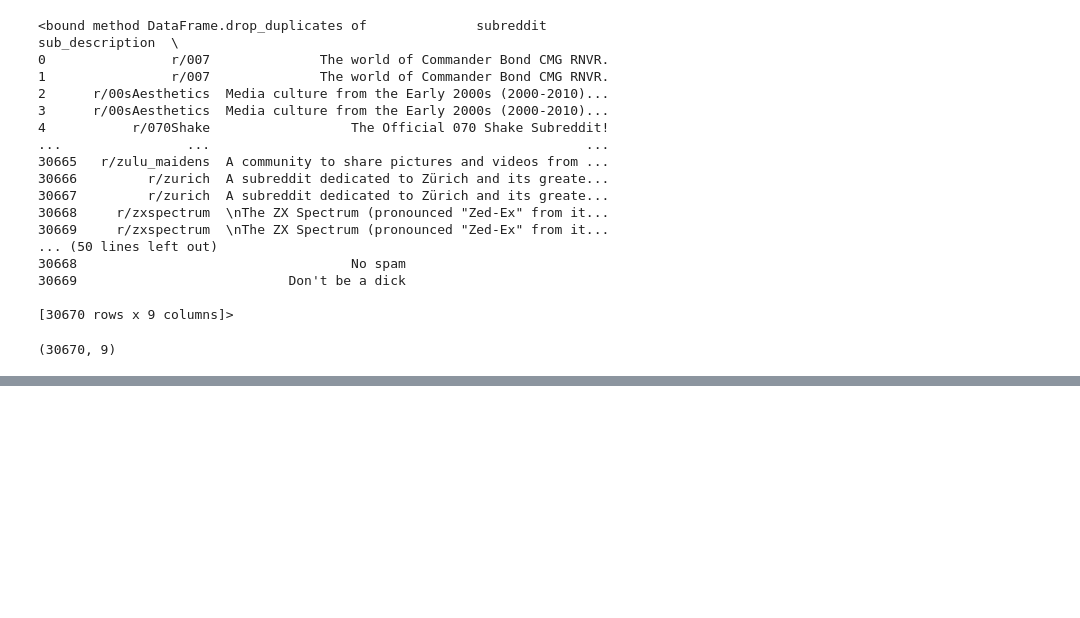
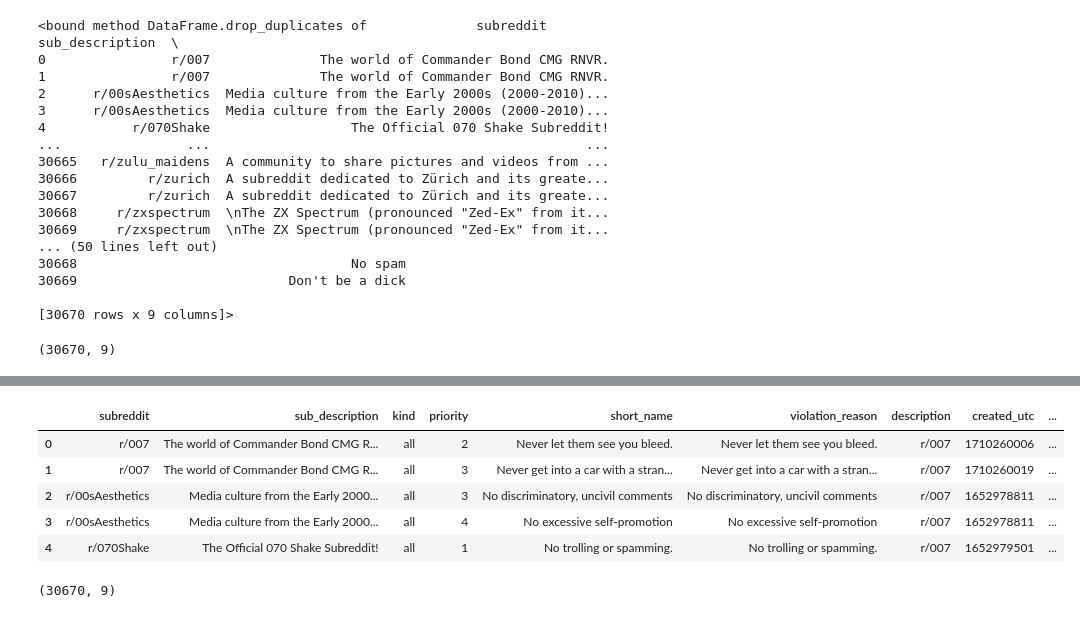
Before and after one commit to SimranKumari93/pandas-practice, a Jupyter notebook: Subreddit Rules/Notebok.ipynb, the cells around one changed output, grey strips where cells are left out. Cells and saved outputs as stored; diff of their text form; code cells hidden in the pictures; blank space fills up the shorter version.

```diff
--- a/Subreddit Rules/Notebok.ipynb
+++ b/Subreddit Rules/Notebok.ipynb
@@ -116,3 +116,9 @@ df.drop_duplicates
 df.shape
 # %% [output]
 (30670, 9)
+# %%
+for col in df.columns:
+    if df[col].dtype == 'object':
+        df.fillna(df[col].mode()[0], inplace=True)
+    else:
+        df[col].fillna(df[col].median(), inplace=True)
@@ -118,0 +138,13 @@ df.shape
+# %%
+df.head()
+# %% [output]
+|  | subreddit | sub_description | kind | priority | short_name | violation_reason | description | created_utc | ... |
+| 0 | r/007 | The world of Commander Bond CMG R... | all | 2 | Never let them see you bleed. | Never let them see you bleed. | r/007 | 1710260006 | ... |
+| 1 | r/007 | The world of Commander Bond CMG R... | all | 3 | Never get into a car with a stran... | Never get into a car with a stran... | r/007 | 1710260019 | ... |
+| 2 | r/00sAesthetics | Media culture from the Early 2000... | all | 3 | No discriminatory, uncivil comments | No discriminatory, uncivil comments | r/007 | 1652978811 | ... |
+| 3 | r/00sAesthetics | Media culture from the Early 2000... | all | 4 | No excessive self-promotion | No excessive self-promotion | r/007 | 1652978811 | ... |
+| 4 | r/070Shake | The Official 070 Shake Subreddit! | all | 1 | No trolling or spamming. | No trolling or spamming. | r/007 | 1652979501 | ... |
+# %%
+df.shape
+# %% [output]
+(30670, 9)
```
Also changed, not shown: parts of 2 cells of this notebook, 2 other files.
